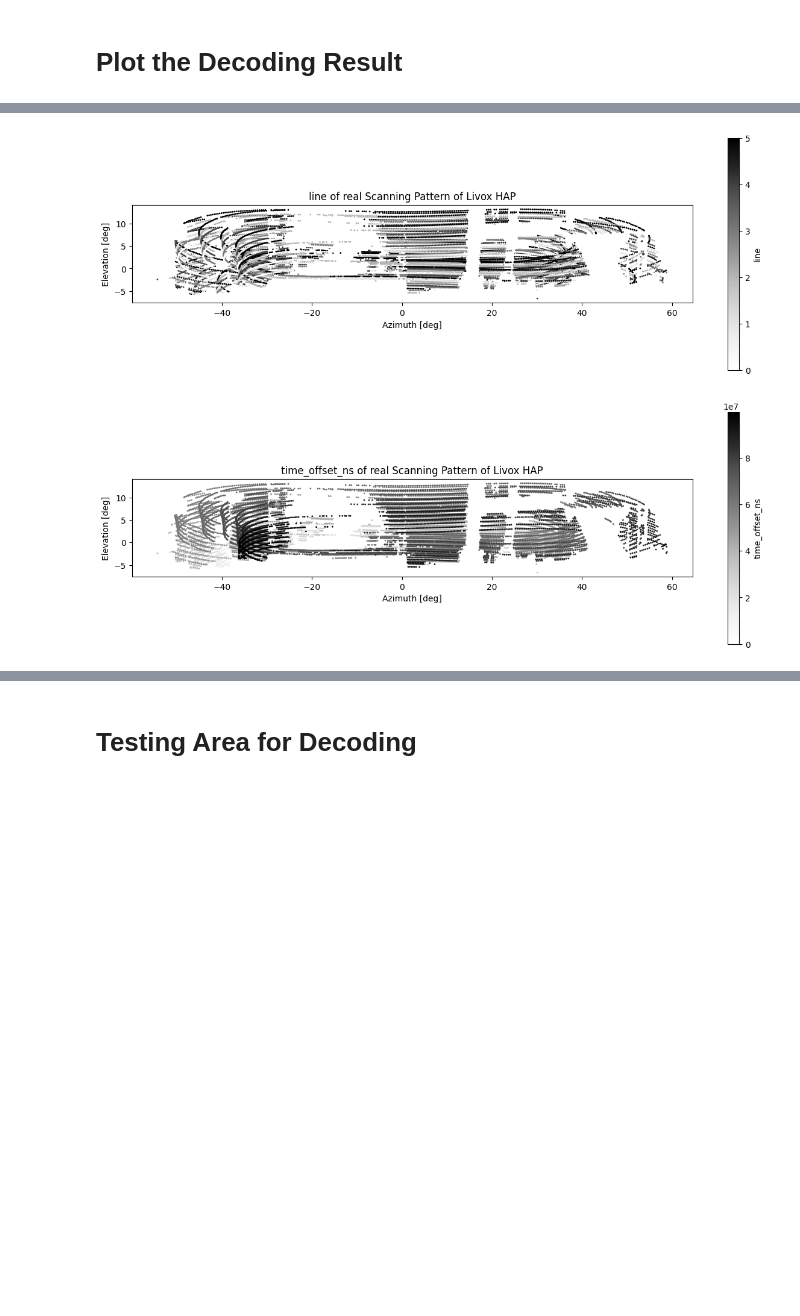
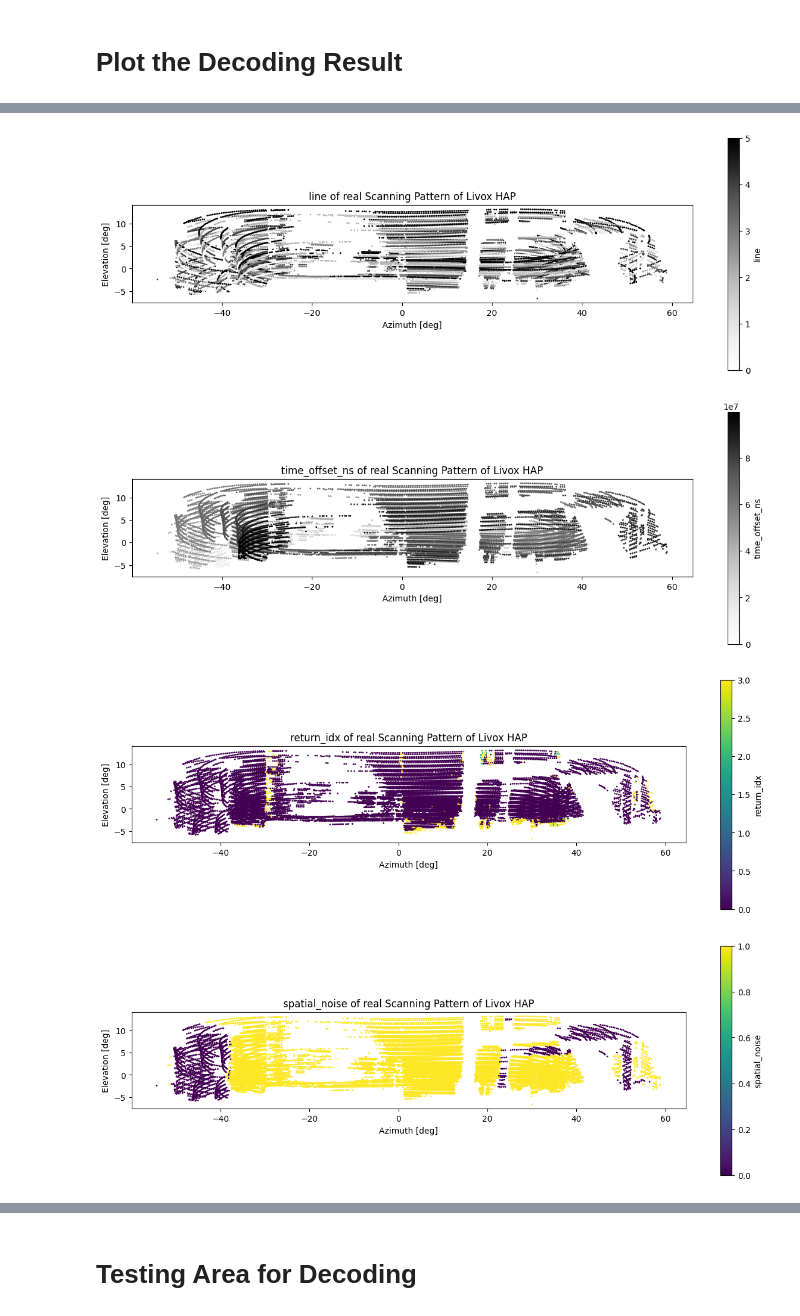
Before and after one commit to philRudd69/livox_HAP_ros_driver2, a Jupyter notebook: testing/decode_pc.ipynb, the cells around one changed output, grey strips where cells are left out. Cells and saved outputs as stored; diff of their text form; code cells hidden in the pictures; blank space fills up the shorter version.

Commit message:
adds histograms to analyse the fluctuation of points in a frame.

```diff
--- a/testing/decode_pc.ipynb
+++ b/testing/decode_pc.ipynb
@@ -19,23 +19,23 @@ typestore = get_typestore(Stores.ROS2_HUMBLE)
 # %%
 def interpret_point_flags(df: pd.DataFrame, col: str, little_endianness: bool = True):
     """
-    TODO: write this
+    Read the livox_tag bits
     """
 
     ''' manual: the messages are serialized using little-endian encoding '''
 
-    names = ["reserved", "line_idx", "beam_idx", "peak_idx", "face_idx", "point_type"]
-    bits = [8,8,4,2,4,6]  # this is the encoding found in Table 21
+    names = ["spatial_noise", "intensity_noise", "return_idx", "reserved"]
+    bits = [2,2,2,2]  # this is the encoding found in Table on page 15 of the manual
     for row in range(len(df)):
         if little_endianness:
             #print(row, col)
-            le = BitArray(uintle=df.loc[row, col], length=32)
+            le = BitArray(uintle=df.loc[row, col], length=8)
             j = 0
             for i in range(len(names)):
                 df.loc[row, names[i]] = le[j:j+bits[i]].uint
                 j += bits[i]
         else:
-            be = BitArray(uintbe=df.loc[row, col], length=32)
+            be = BitArray(uintbe=df.loc[row, col], length=8)
             j = 0
             for i in range(len(names)):
                 df.loc[row, names[i]] = be[j:j+bits[i]].uint
@@ -62,7 +62,7 @@ def decode_compensated_pc(msg):
     phi = np.frombuffer(np.ascontiguousarray(data[:, 20:24]), dtype=np.float32)
     r = np.frombuffer(np.ascontiguousarray(data[:, 24:28]), dtype=np.float32)
     reflectivity = np.frombuffer(np.ascontiguousarray(data[:, 28:32]), dtype=np.float32)
-    livox_tag = np.frombuffer(np.ascontiguousarray(data[:, 32:33]), dtype=np.uint8)
+    livox_tag = np.frombuffer(np.ascontiguousarray(data[:, 32:33]), dtype="<u1")
     line = np.frombuffer(np.ascontiguousarray(data[:, 33:34]), dtype=np.uint8)
 
     df = pd.DataFrame({'x': x,
@@ -77,7 +77,7 @@ def decode_compensated_pc(msg):
                        'line': line})
 
     # here we can check the decoding. there are 4 possibilities: Either input the lsb or the msb, and then choose the endianness.
-    #interpret_point_flags(df=df, col="livox_tag", little_endianness=True)
+    interpret_point_flags(df=df, col="livox_tag", little_endianness=True)
 
     # calculate spherical coordinates:
     df["azimuth_deg"] = np.rad2deg(df["theta_rad"])
@@ -183,10 +183,12 @@ Name: count, dtype: int64
 # %% [markdown]
 # Plot the Decoding Result
 # %%
-coloring = ["reflectivity", "line", "time_offset_ns"]
+coloring = ["reflectivity", "line", "time_offset_ns", "return_idx", "spatial_noise", "intensity_noise", "reserved"]
 for color_idx,color in enumerate(coloring):
     plot_compensated_pc(decoded_pc_df, coloring=color)
 # %% [output]
 [figure]
 [figure]
 [figure]
+[figure, added]
+[figure, added]
```
Also changed, not shown: parts of 4 cells of this notebook, 3 other files.
